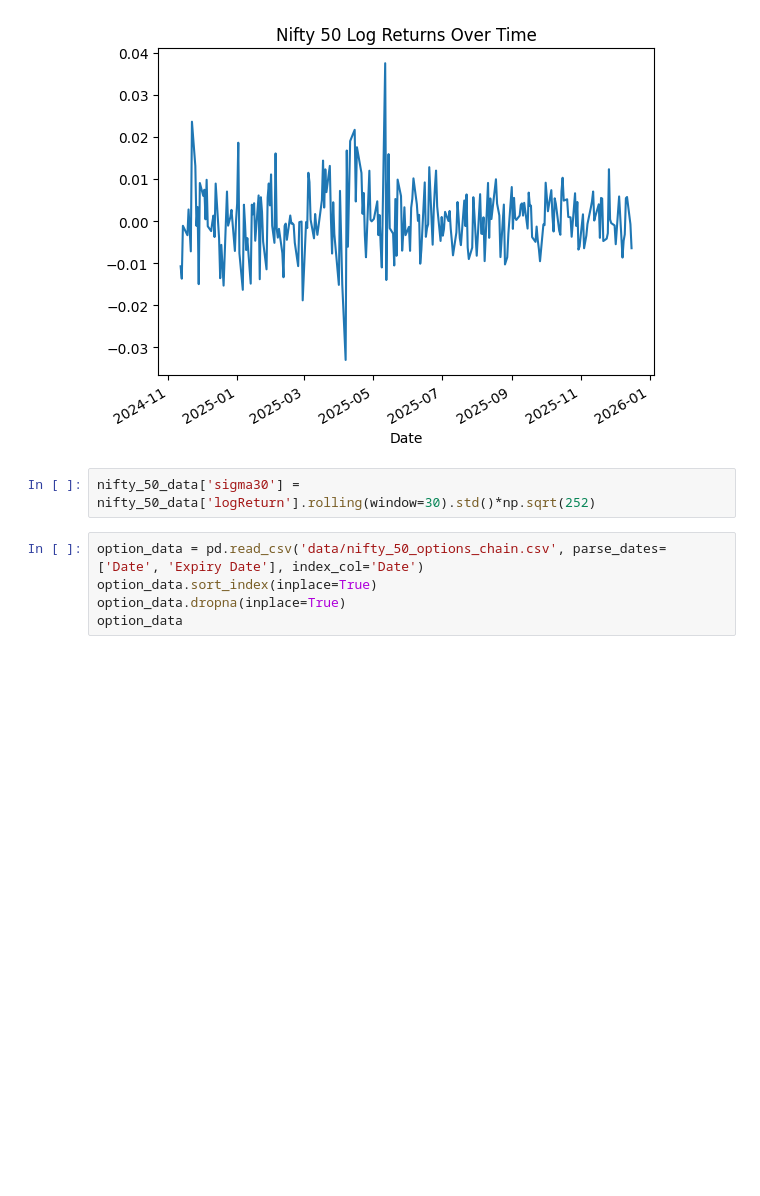
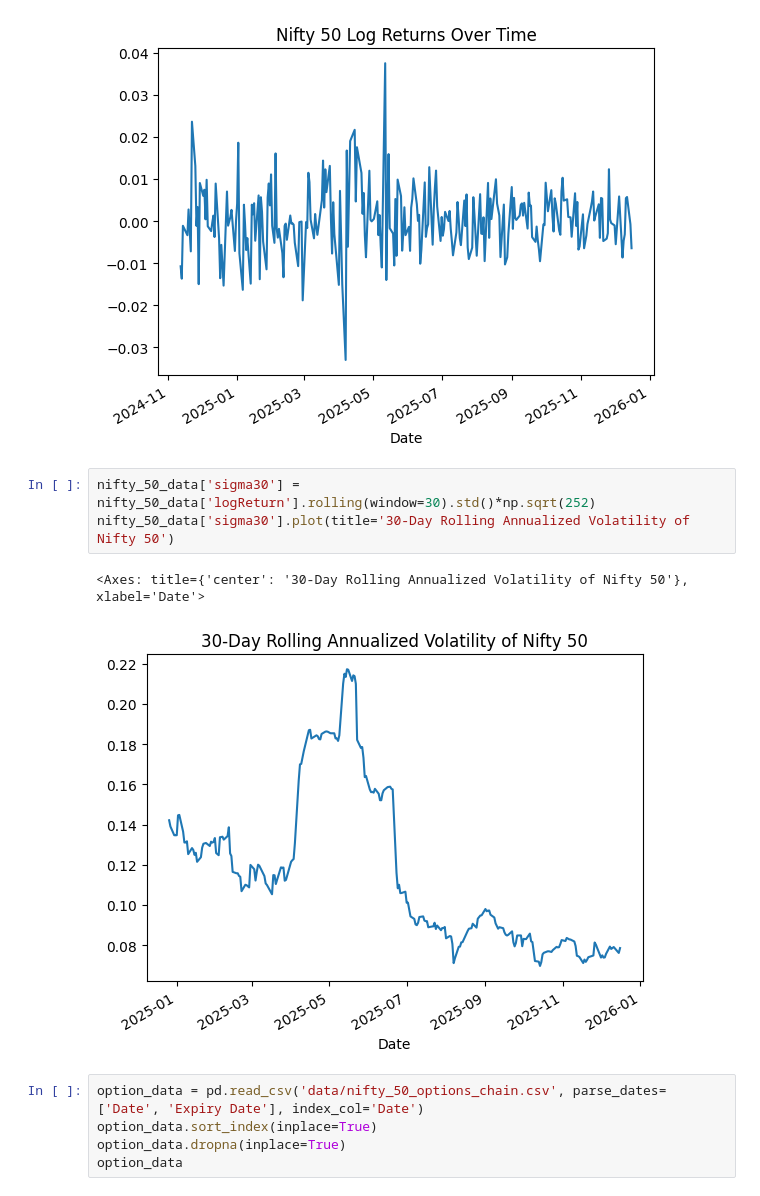
Before and after one commit to adityapentyala/neuroscience-inspired-option-pricing, a Jupyter notebook: bsm_modelling.ipynb, the cells around one changed output. Cells and saved outputs as stored; diff of their text form; blank space fills up the shorter version.

```diff
--- a/bsm_modelling.ipynb
+++ b/bsm_modelling.ipynb
@@ -40,6 +40,10 @@ nifty_50_data['logReturn'].plot(title='Nifty 50 Log Returns Over Time')
 [figure]
 # %%
 nifty_50_data['sigma30'] = nifty_50_data['logReturn'].rolling(window=30).std()*np.sqrt(252)
+nifty_50_data['sigma30'].plot(title='30-Day Rolling Annualized Volatility of Nifty 50')
+# %% [output]
+<Axes: title={'center': '30-Day Rolling Annualized Volatility of Nifty 50'}, xlabel='Date'>
+[figure, added]
 # %%
 option_data = pd.read_csv('data/nifty_50_options_chain.csv', parse_dates=['Date', 'Expiry Date'], index_col='Date')
 option_data.sort_index(inplace=True)
```
Also changed, not shown: parts of 1 cell of this notebook, 2 other files.
